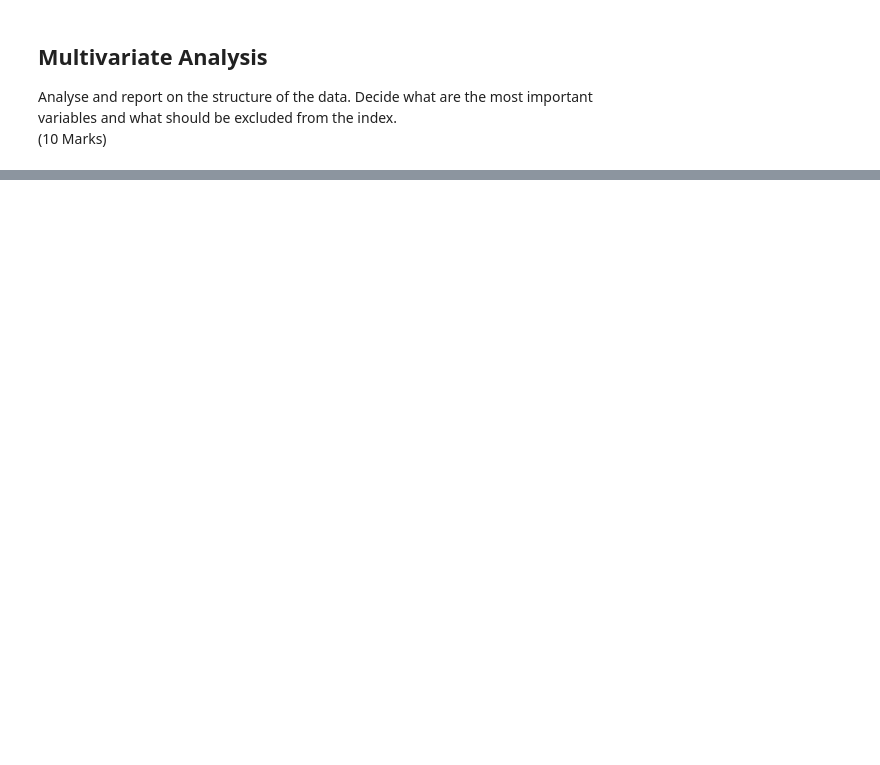
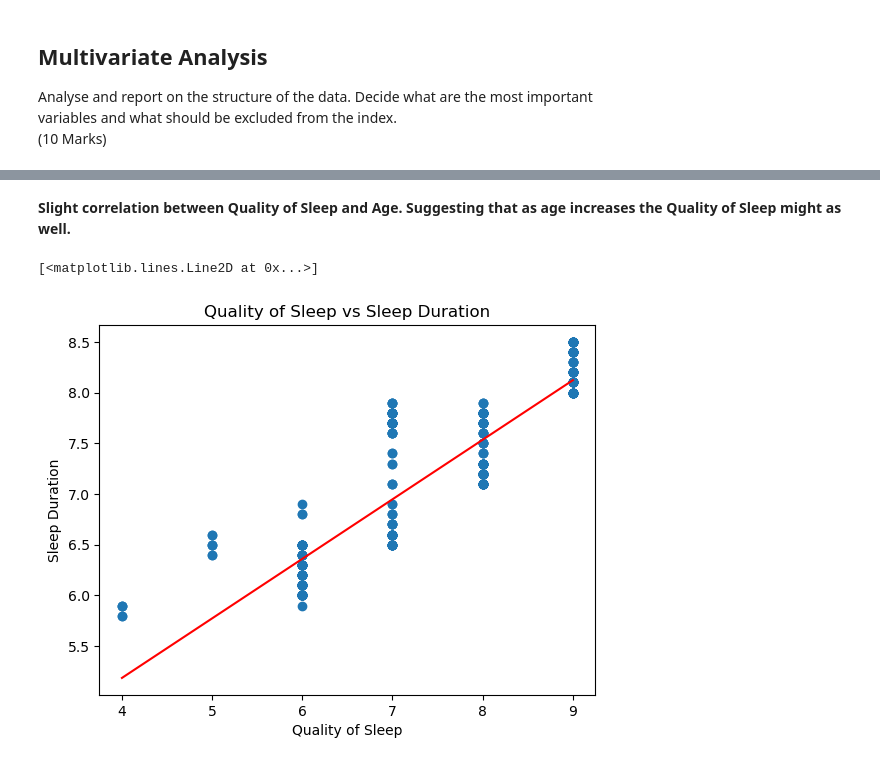
Before and after one commit to LiamHarmon/DAV_CA, a Jupyter notebook: DAV_CA.ipynb, the cells around one changed output, grey strips where cells are left out. Cells and saved outputs as stored; diff of their text form; code cells hidden in the pictures; blank space fills up the shorter version.

```diff
--- a/DAV_CA.ipynb
+++ b/DAV_CA.ipynb
@@ -447,0 +184,12 @@ Notes:
+# %% [markdown]
+__Slight correlation between Quality of Sleep and Age. Suggesting that as age increases the Quality of Sleep might as well.__
+# %%
+# Linear Scatter plot Quality of Sleep vs Sleep Duration
+plt.title("Quality of Sleep vs Sleep Duration")
+plt.xlabel("Quality of Sleep")
+plt.ylabel("Sleep Duration")
+plt.scatter(final_data['Quality of Sleep'], final_data['Sleep Duration'])
+plt.plot(np.unique(final_data['Quality of Sleep']), np.poly1d(np.polyfit(final_data['Quality of Sleep'], final_data['Sleep Duration'], 1))(np.unique(final_data['Quality of Sleep'])), color='red')
+# %% [output]
+[<matplotlib.lines.Line2D at 0x...>]
+[figure, added]
```
Also changed, not shown: parts of 70 cells of this notebook.
